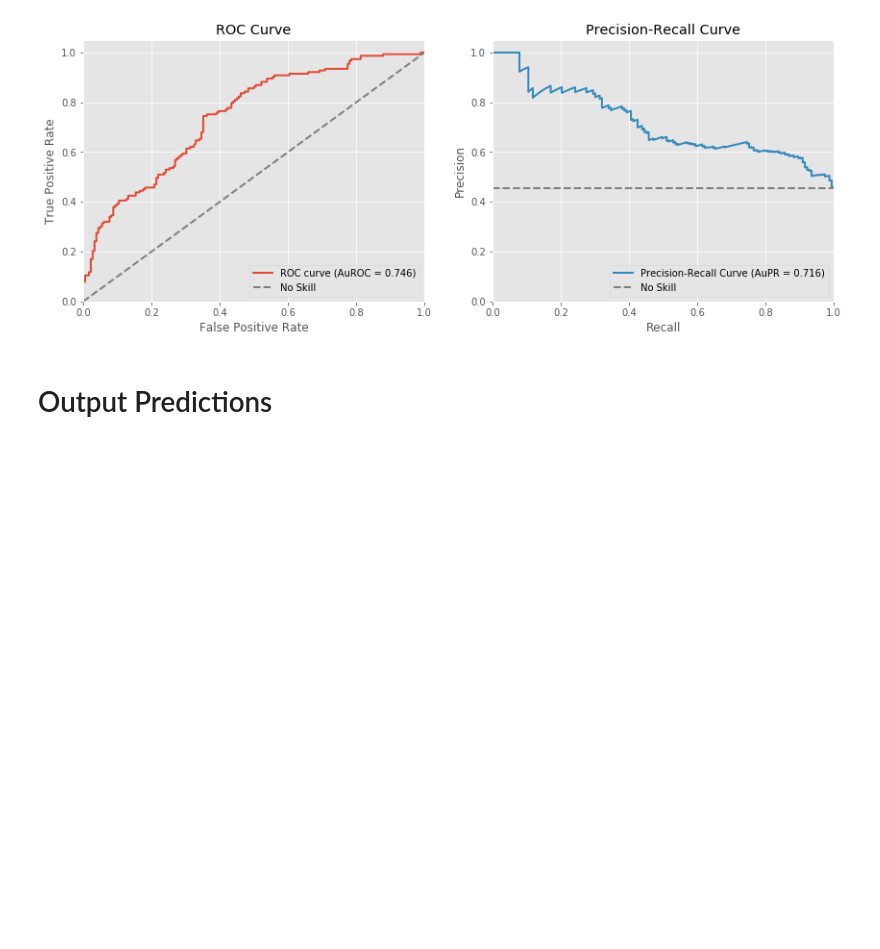
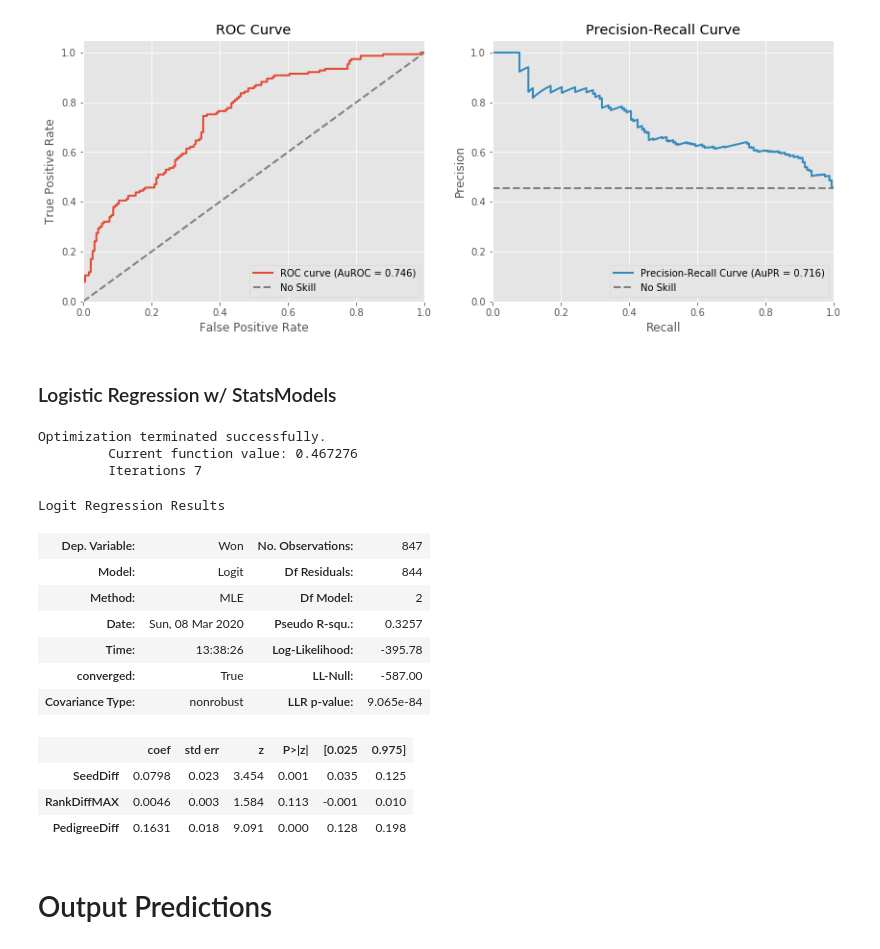
Before and after one commit to nyjgary/march-madness-2020, a Jupyter notebook: March-Madness-2020.ipynb, the cells around one changed output. Cells and saved outputs as stored; diff of their text form; code cells hidden in the pictures; blank space fills up the shorter version.

```diff
--- a/March-Madness-2020.ipynb
+++ b/March-Madness-2020.ipynb
@@ -667,6 +720,30 @@ evaluate_predictions(cb_preds['Won'], cb_preds['Pred'], cls_threshold=.5, plot=T
  'Recall': 0.6797385620915033,
  'F1': 0.6479750778816199}
 [figure]
+# %% [markdown]
+### Logistic Regression w/ StatsModels
+# %%
+import statsmodels.discrete.discrete_model as sm
+train, _ = train_test_period_split(data=train_data, season_to_predict=2016, season_to_start=season_to_start)
+X_train, y_train = train[lr3_features], train['Won']
+logit = sm.Logit(y_train, X_train)
+logit.fit().summary()
+# %% [output]
+Optimization terminated successfully.
+         Current function value: 0.467276
+         Iterations 7
+Logit Regression Results
+| Dep. Variable: | Won | No. Observations: | 847 |
+| Model: | Logit | Df Residuals: | 844 |
+| Method: | MLE | Df Model: | 2 |
+| Date: | Sun, 08 Mar 2020 | Pseudo R-squ.: | 0.3257 |
+| Time: | 13:38:26 | Log-Likelihood: | -395.78 |
+| converged: | True | LL-Null: | -587.00 |
+| Covariance Type: | nonrobust | LLR p-value: | 9.065e-84 |
+|  | coef | std err | z | P>|z| | [0.025 | 0.975] |
+| SeedDiff | 0.0798 | 0.023 | 3.454 | 0.001 | 0.035 | 0.125 |
+| RankDiffMAX | 0.0046 | 0.003 | 1.584 | 0.113 | -0.001 | 0.010 |
+| PedigreeDiff | 0.1631 | 0.018 | 9.091 | 0.000 | 0.128 | 0.198 |
 # %% [markdown]
 # Output Predictions
 # %% [markdown]
```
Also changed, not shown: parts of 6 cells of this notebook.
